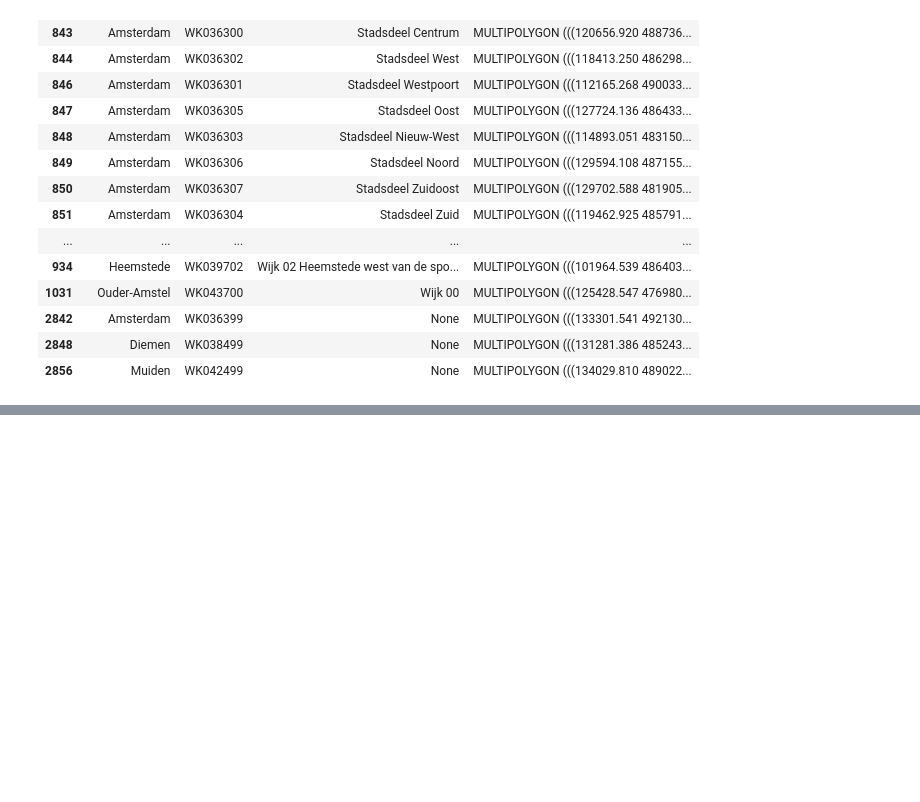
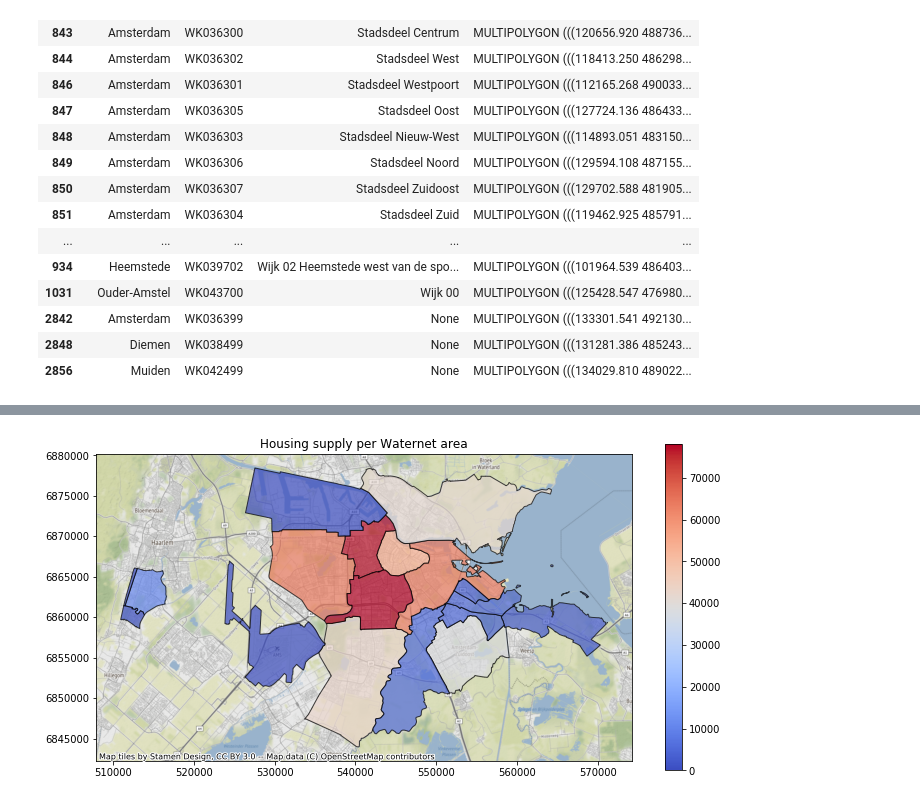
Before and after one commit to benplatten/UvA_DSP_Waternet, a Jupyter notebook: georegions.ipynb, the cells around one changed output, grey strips where cells are left out. Cells and saved outputs as stored; diff of their text form; code cells hidden in the pictures; blank space fills up the shorter version.

```diff
--- a/georegions.ipynb
+++ b/georegions.ipynb
@@ -69,0 +92,4 @@ scope[['gemeentenaam', 'wijkcode', 'wijknaam', 'geometry']]
+# %%
+# Indeed, let's convert to web tiles coordinate system
+scope = scope.to_crs(epsg=3857)
+scope.crs
@@ -69,0 +111,12 @@ scope[['gemeentenaam', 'wijkcode', 'wijknaam', 'geometry']]
+# %%
+data = scope[['gemeentenaam', 'wijkcode', 'wijknaam', 'woningvoorraad', 'geometry']]
+ax = data.plot(column='woningvoorraad', edgecolor='k', cmap='coolwarm', figsize=(12, 12), alpha=0.7, legend=True,\
+    legend_kwds={'shrink': 0.5})
+ctx.add_basemap(ax, zoom=12)
+
+fig = ax.get_figure()
+ax.set_title('Housing supply per Waternet area')
+#fig.colorbar(ax, fraction=0.046, pad=0.04)
+plt.show()
+# %% [output]
+[figure, added]
```
Also changed, not shown: parts of 8 cells of this notebook.
